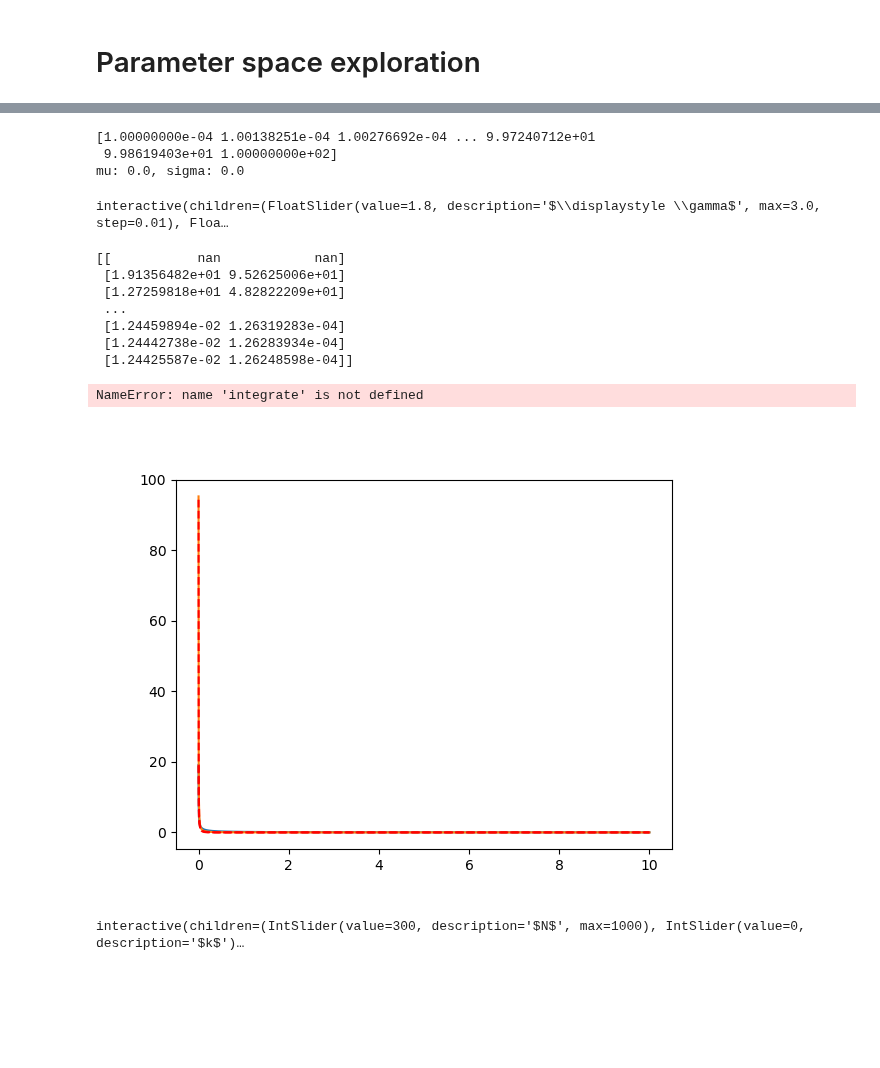
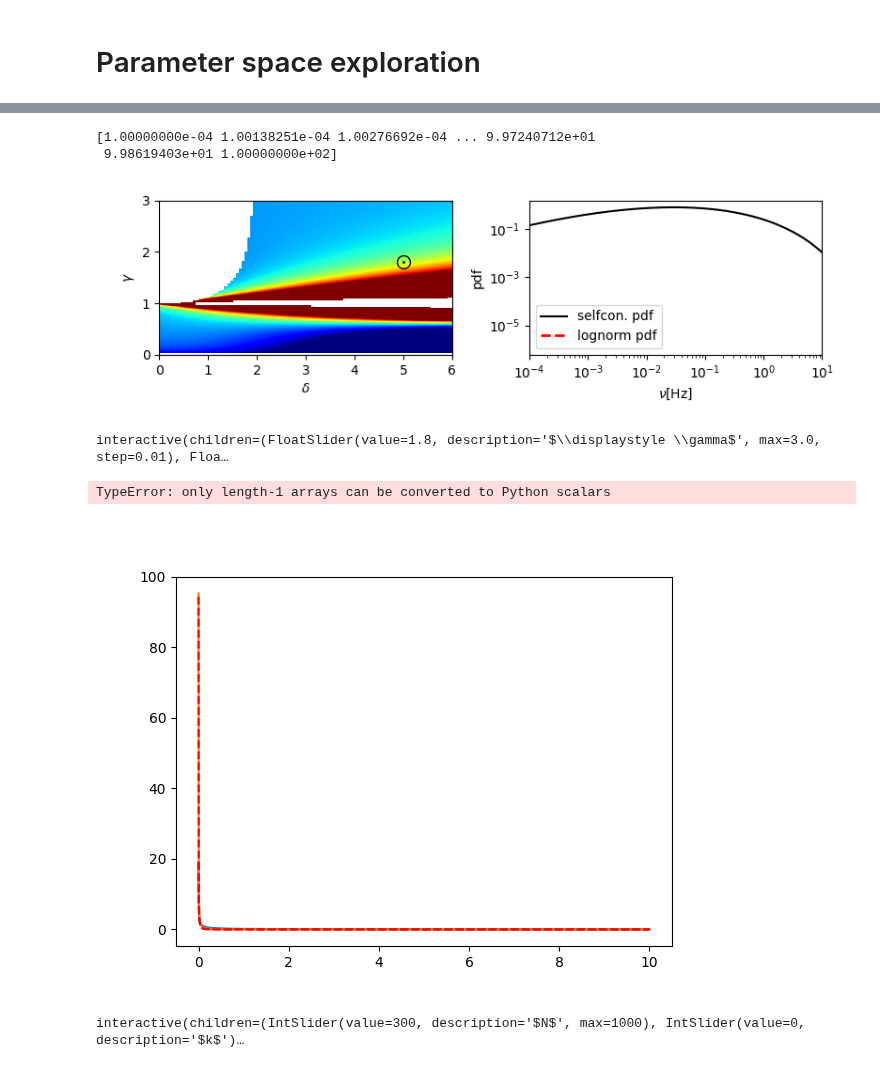
Before and after one commit to woxxel/DarkMatter, a Jupyter notebook: notebooks/parameter_exploration.ipynb, the cells around one changed output, grey strips where cells are left out. Saved outputs shown, nothing was run; the diff lists cells and outputs as text; code cells hidden in the pictures; blank space fills up the shorter version.

```diff
--- a/notebooks/parameter_exploration.ipynb
+++ b/notebooks/parameter_exploration.ipynb
@@ -164,47 +164,50 @@ def update_plot(gamma,delta,nu_max):
         #logn_mean.remove()
     except:
         pass
 
-    print(int(0.3*arr_steps))
-    print(max(new_distr[:-int(0.1*arr_steps)]))
+    # print(int(0.3*arr_steps))
+    # print(max(new_distr[:-int(0.1*arr_steps)]))
     mean_val = ax[1].vlines(get_nu_bar(gamma,delta,nu_max),0,5)
     peak_val = ax[1].vlines(get_nu_peak(gamma,delta,nu_max),0,5,color='r')
 
-
-    pos.set_xdata(delta)
-    pos.set_ydata(gamma)
-    pos_in.set_xdata(delta)
-    pos_in.set_ydata(gamma)
+    pos.set_data(((delta,),(gamma,)))
+    pos_in.set_data(((delta,),(gamma,)))
+    # pos.set_xdata(np.array(delta))
+    # pos.set_ydata(gamma)
+    # pos_in.set_xdata(delta)
+    # pos_in.set_ydata(gamma)
 
     tau_m = 0.01
     tau_I = get_tau_I(nu_max,tau_m=tau_m)
 
     nu_mean = get_nu_bar(gamma=gamma,delta=delta,nu_max=nu_max)
     q = get_q(gamma=gamma,delta=delta,nu_max=nu_max)
 
-    print(f'q={q}')
+    # print(f'q={q}')
 
     f.set_with_moments(nu_mean,q)
 
     distr_logn.set_ydata(f.pdf(x_arr))
 
     #peak_val = ax[1].vlines(np.exp(f.mu),0,5,color='r')
 
     alpha_0 = get_alpha_0(gamma,delta,nu_max,tau_m,J_0=-1)
-    print(tau_I,nu_mean,alpha_0)
+    # print(tau_I,nu_mean,alpha_0)
     plt.setp(ax[1],ylim=[10**(-3),max(max(f.pdf(x_arr)),max(new_distr[:-int(0.3*arr_steps)]))*1.1])
     ax[1].set_title("$\\nu_m = {:.2f}$Hz, $\\nu^p = {:.2f}$Hz, $\chi: {:.2f}$".format(nu_mean,nu_peak,chi))
+    fig.canvas.draw_idle()
 
-    plt.tight_layout()
-    plt.show()
+plt.tight_layout()
+plt.show()
 
 widgets.interactive(update_plot,gamma=gamma_widget,delta=delta_widget,nu_max=nu_max_widget)
 # %% [output]
 [1.00000000e-04 1.00138251e-04 1.00276692e-04 ... 9.97240712e+01
  9.98619403e+01 1.00000000e+02]
-mu: 0.0, sigma: 0.0
+[figure, added]
 interactive(children=(FloatSlider(value=1.8, description='$\\displaystyle \\gamma$', max=3.0, step=0.01), Floa…
 # %%
+from scipy.integrate import quad
 gamma = np.array([[0.95,1.1]])
 delta = np.array([[2.5,5.1]])
 nu_max = np.array([[20.,40]])
@@ -213,24 +216,17 @@ x_arr = np.linspace(0,10,10001)
 T = 10.
 
 dist = p_nu(x_arr[:,np.newaxis],gamma,delta,nu_max)
-print(dist)
+# print(dist)
 
 fig,ax = plt.subplots(1,1)
 ax.plot(x_arr,dist)
 ax.plot(x_arr,dist * np.exp(-x_arr[:,np.newaxis]*T),'r--')
 
-p_silent = integrate.quad(lambda nu : p_nu(nu,gamma,delta,nu_max)*np.exp(-nu*T),0,10)
+p_silent = quad(lambda nu : p_nu(nu,gamma,delta,nu_max)*np.exp(-nu*T),0,10)
 
 plt.setp(ax,ylim=[0,2])
 plt.show()
 # %% [output]
-[[           nan            nan]
- [1.91356482e+01 9.52625006e+01]
- [1.27259818e+01 4.82822209e+01]
- ...
- [1.24459894e-02 1.26319283e-04]
- [1.24442738e-02 1.26283934e-04]
- [1.24425587e-02 1.26248598e-04]]
+TypeError: only length-1 arrays can be converted to Python scalars
-NameError: name 'integrate' is not defined
 [figure]
 # %%
```
Also changed, not shown: parts of 12 cells of this notebook, 27 other files.
